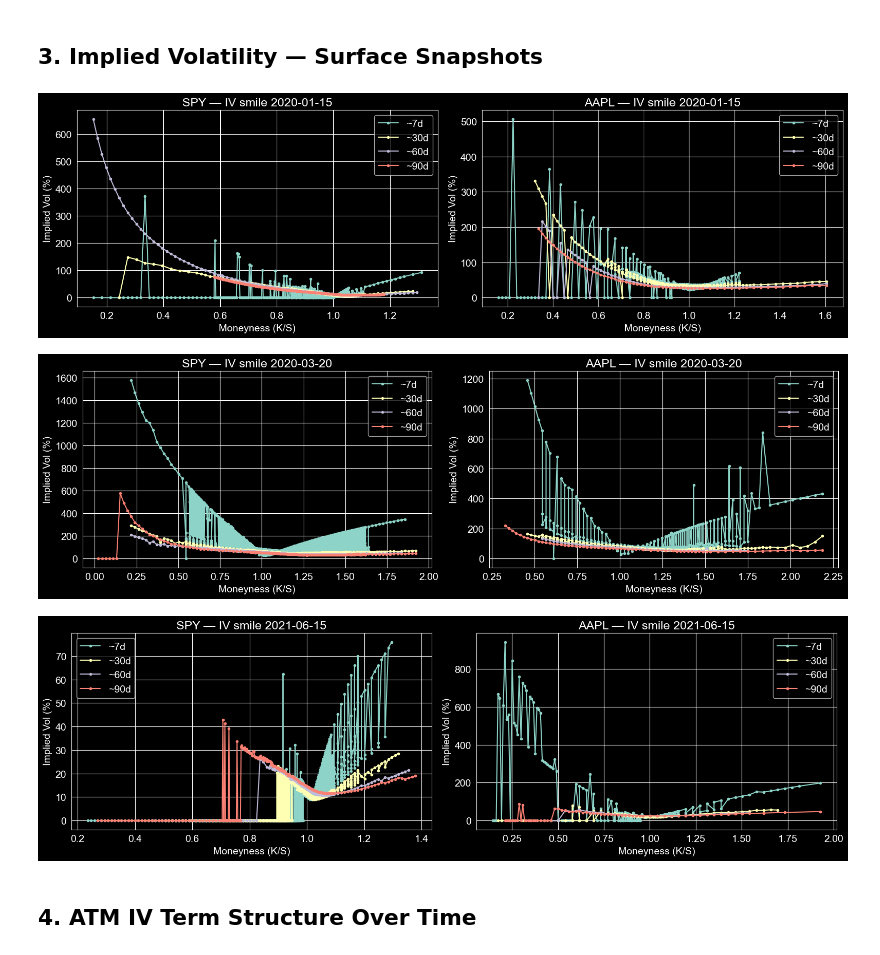
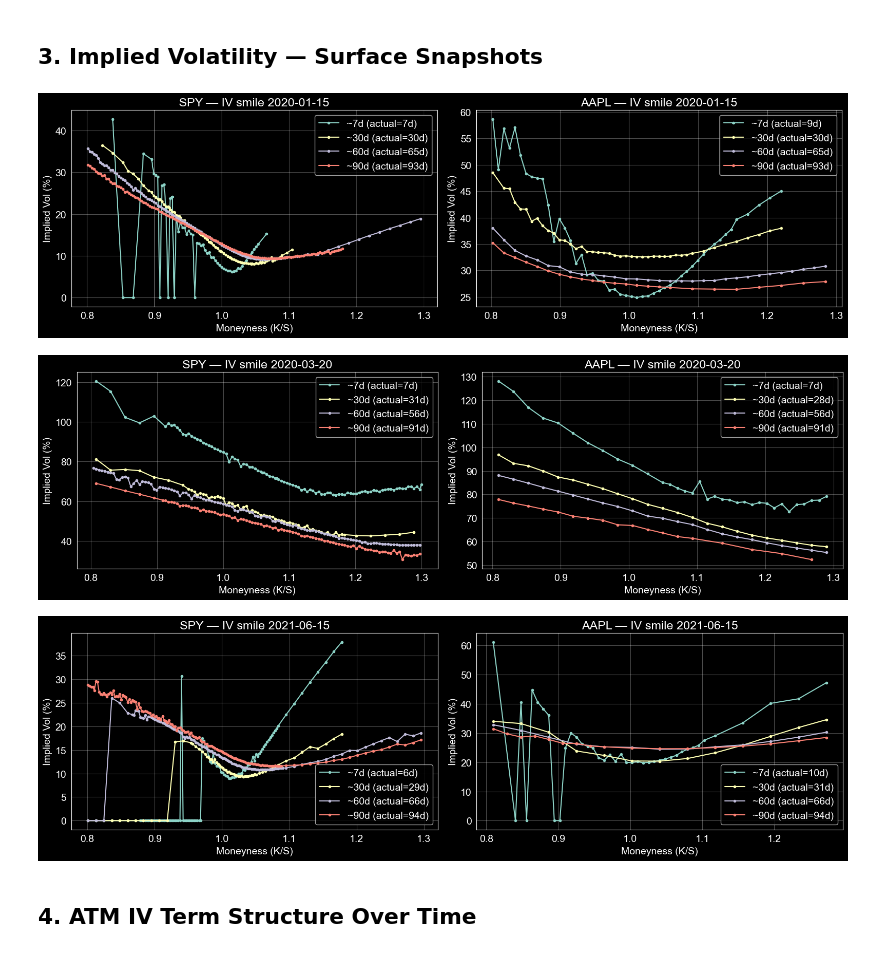
Before and after one commit to Mariuscalaque/Volatility-Trading-Project--Dispersion-Strategies, a Jupyter notebook: notebooks/01_data_exploration.ipynb, the cells around one changed output. Cells and saved outputs as stored; diff of their text form; code cells hidden in the pictures.

```diff
--- a/notebooks/01_data_exploration.ipynb
+++ b/notebooks/01_data_exploration.ipynb
@@ -104,23 +104,36 @@ fig.suptitle("Spot Prices 2020–2022"); plt.tight_layout(); plt.show()
 # %%
 REF_DATES = [datetime(2020, 1, 15), datetime(2020, 3, 20), datetime(2021, 6, 15)]
 MATURITY_TARGETS = [7, 30, 60, 90]
 
 for ref_date in REF_DATES:
     fig, axes = plt.subplots(1, 2, figsize=(16, 5), sharey=False)
     for ax, (df, ticker) in zip(axes, [(df_spy, "SPY"), (df_aapl, "AAPL")]):
         df_day = df[(df["date"] == ref_date) & (df["call_put"] == "C")].copy()
         for dte in MATURITY_TARGETS:
-            bucket = df_day[abs(df_day["day_to_expiration"] - dte) <= 10].sort_values("moneyness")
+            # Use select_closest_maturity to pick ONE expiry per DTE target
+            df_day_dte = select_closest_maturity(
+                df_day, day_to_expiry_target=dte
+            )
+            # Keep unique expiry (tie-break: prefer shorter DTE)
+            if len(df_day_dte) == 0:
+                continue
+            best_exp = df_day_dte.drop_duplicates("expiration").sort_values("day_to_expiration").iloc[0]["expiration"]
+            bucket = df_day_dte[df_day_dte["expiration"] == best_exp].copy()
+            # Filter moneyness range and cap extreme IV values
+            bucket = bucket[(bucket["moneyness"] >= 0.8) & (bucket["moneyness"] <= 1.3)].sort_values("moneyness")
+            bucket = bucket[bucket["implied_volatility"] < 3.0]  # cap at 300%
             if len(bucket) > 2:
+                actual_dte = int(bucket["day_to_expiration"].iloc[0])
                 ax.plot(bucket["moneyness"], bucket["implied_volatility"] * 100,
-                        label=f"~{dte}d", marker="o", markersize=3)
+                        label=f"~{dte}d (actual={actual_dte}d)", marker="o", markersize=3)
         ax.set_title(f"{ticker} — IV smile {ref_date.date()}")
-        ax.set_xlabel("Moneyness (K/S)"); ax.set_ylabel("Implied Vol (%)"); ax.legend()
+        ax.set_xlabel("Moneyness (K/S)"); ax.set_ylabel("Implied Vol (%)")
+        ax.legend(); ax.grid(True, alpha=0.3)
     plt.tight_layout(); plt.show()
 # %% [output]
-[figure, old version]
+[figure, new version]
-[figure, old version]
+[figure, new version]
-[figure, old version]
+[figure, new version]
 # %% [markdown]
 ## 4. ATM IV Term Structure Over Time
 # %%
```
Also changed, not shown: parts of 6 cells of this notebook.
